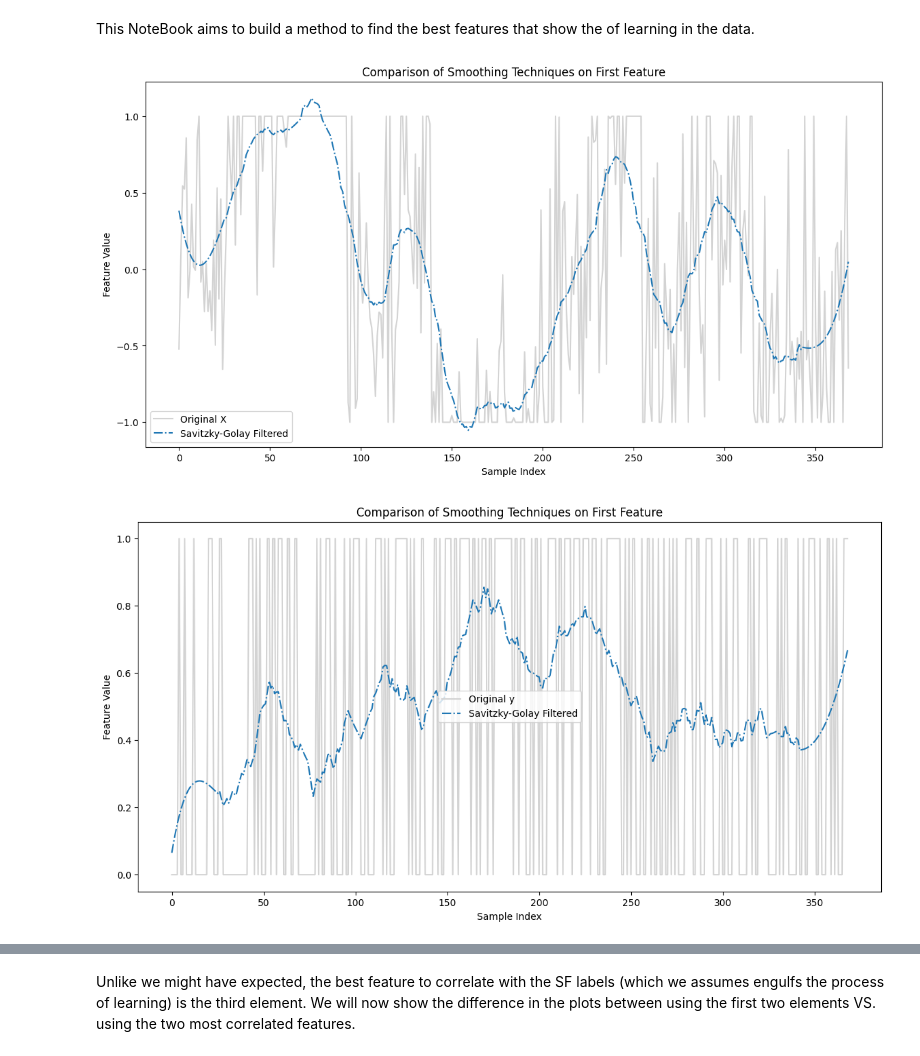
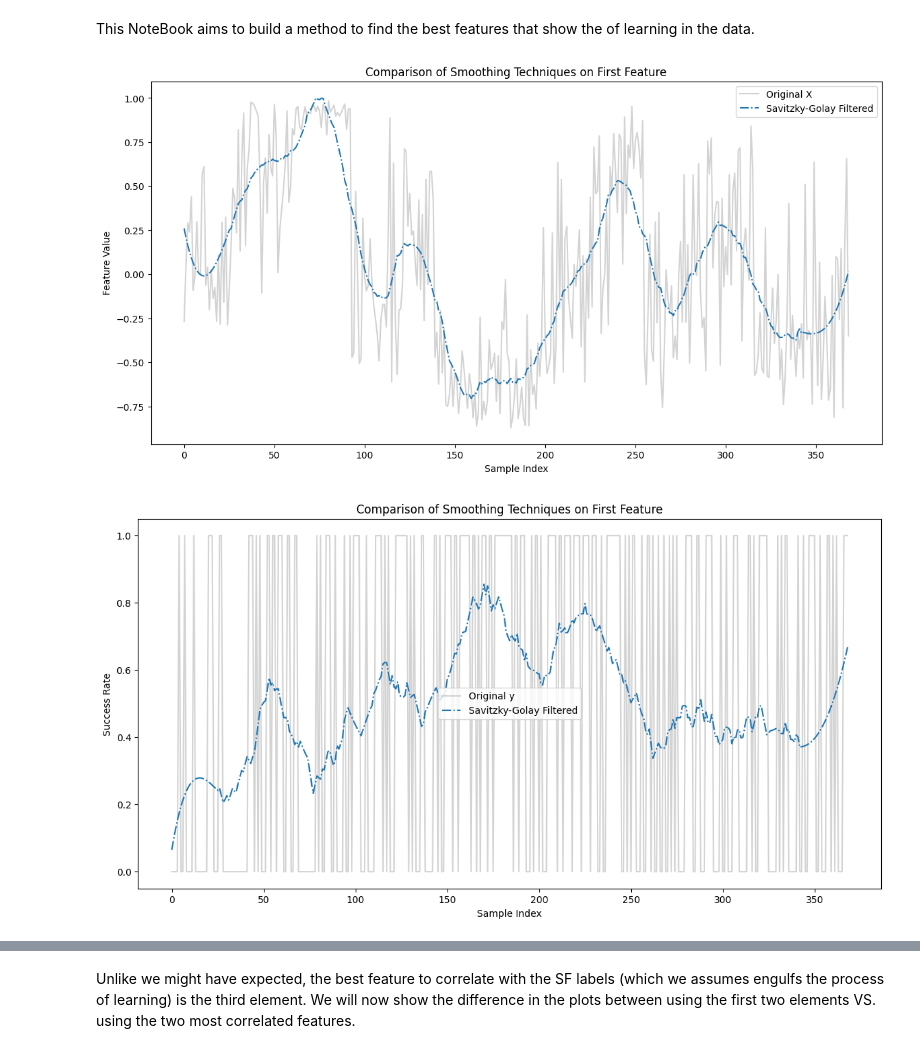
Before and after one commit to hadasbenisty/neural_cstg, a Jupyter notebook: GaligoolAngel/data_analysis/dffusion_map_sf_analysis.ipynb, the cells around one changed output, grey strips where cells are left out. Drawn from its saved outputs; the diff is of its cells as text; code cells hidden in the pictures.

```diff
--- a/GaligoolAngel/data_analysis/dffusion_map_sf_analysis.ipynb
+++ b/GaligoolAngel/data_analysis/dffusion_map_sf_analysis.ipynb
@@ -19,36 +19,36 @@ train_stage = data["train_stage"] # train_stage is a vector with the sessions
 # %%
 # Basic Preprocessing
 # Normalize the data
-X = preprocessing.normalize(X, norm='max')
+X = preprocessing.normalize(X, norm='l2')
 
 # Smooth the data
 smooth_X = signal.savgol_filter(X, window_length=51, polyorder=3, axis=0)
 smooth_y = signal.savgol_filter(y, window_length=51, polyorder=3, axis=0)
 
 # Plotting Examples
 # X
 plt.figure(figsize=(14,7))
 plt.plot(X[:, 0], label='Original X', color='lightgray')
 plt.plot(smooth_X[:, 0], label='Savitzky-Golay Filtered', linestyle='-.')
 plt.legend()
 plt.title('Comparison of Smoothing Techniques on First Feature')
 plt.xlabel('Sample Index')
 plt.ylabel('Feature Value')
 plt.show()
 # y
 plt.figure(figsize=(14,7))
 plt.plot(y[:, 0], label='Original y', color='lightgray')
 plt.plot(smooth_y[:, 0], label='Savitzky-Golay Filtered', linestyle='-.')
 plt.legend()
 plt.title('Comparison of Smoothing Techniques on First Feature')
 plt.xlabel('Sample Index')
-plt.ylabel('Feature Value')
+plt.ylabel('Success Rate')
 plt.show()
 
 X = smooth_X
 y = smooth_y
 # %% [output]
-[figure, old version]
+[figure, new version]
 [figure]
 # %%
 # Preform Basic Feature Comparison
```
Also changed, not shown: parts of 5 cells of this notebook, 1 other file.
